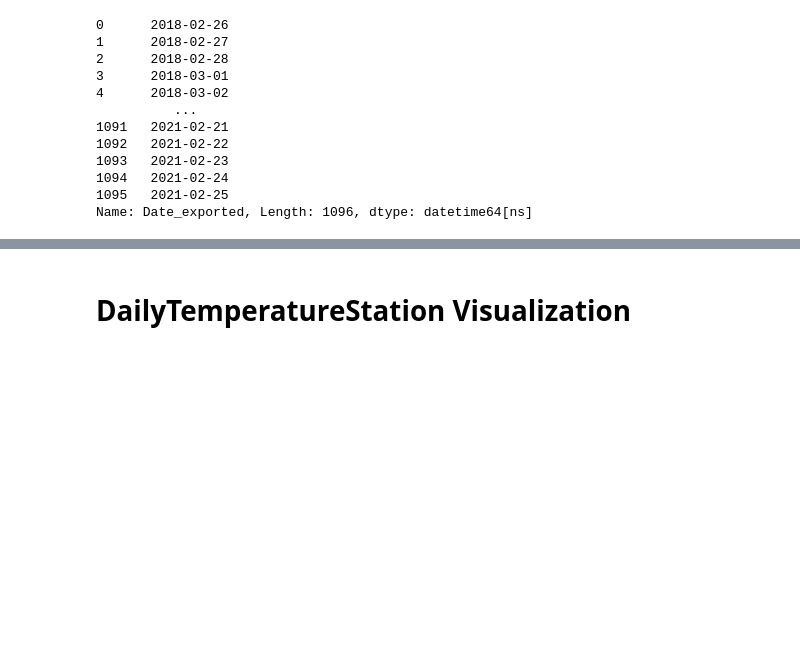
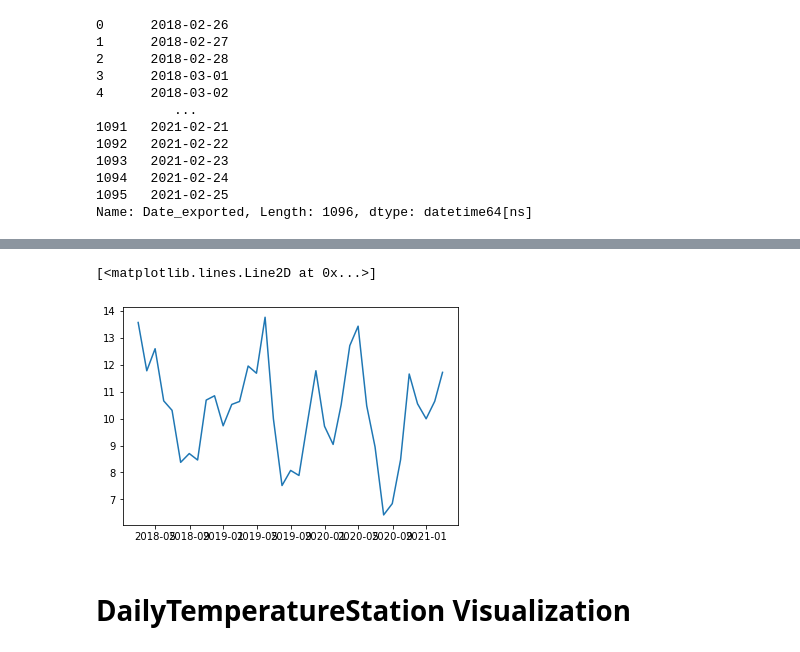
Before and after one commit to Sensodyne/IT_for_Smart_City_HW, a Jupyter notebook: hw1/hw1.ipynb, the cells around one changed output, grey strips where cells are left out. Saved outputs shown, nothing was run; the diff lists cells and outputs as text; code cells hidden in the pictures; blank space fills up the shorter version.

Commit message:
Calculate daily cross(monthly average)

```diff
--- a/hw1/hw1.ipynb
+++ b/hw1/hw1.ipynb
@@ -41,6 +42,8 @@ dtype: object
 # Convert object to datetime
 
 daejeon["Date_exported"] = daejeon["Date"].astype('datetime64[ns]')
+# %%
+daejeon['Daily_cross'] = daejeon['Maximum'] - daejeon['Minimum']
 # %%
 # Check the results
 
@@ -117,3 +121,6 @@ fig.show()
 # %% [output]
 [interactive output not drawn]
 [interactive output not drawn]
+# %%
+daejeon_month = daejeon.groupby(pd.Grouper(key='Date_exported', freq='M'))['Daily_cross'].mean()
+daejeon_month
@@ -120,3 +145,8 @@ fig.show()
+# %%
+plt.plot(daejeon_month)
+# %% [output]
+[<matplotlib.lines.Line2D at 0x...>]
+[figure, added]
 # %% [markdown]
 # DailyTemperatureStation Visualization
 # %%
```
Also changed, not shown: parts of 4 cells of this notebook.
